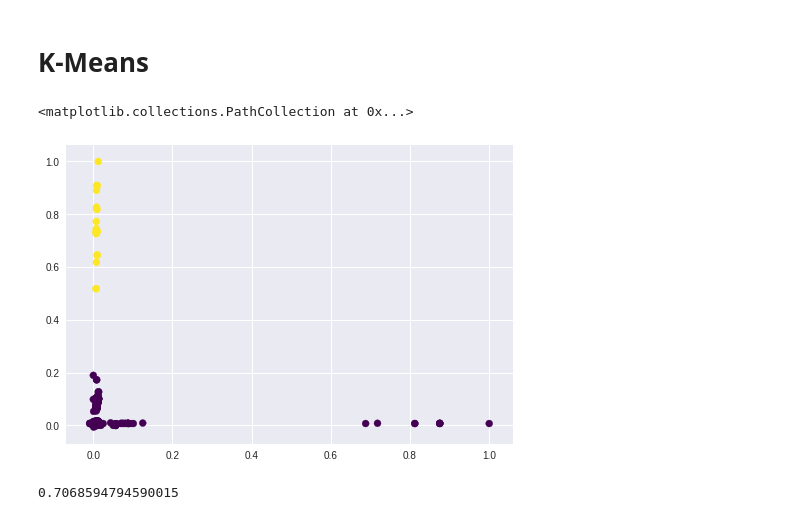
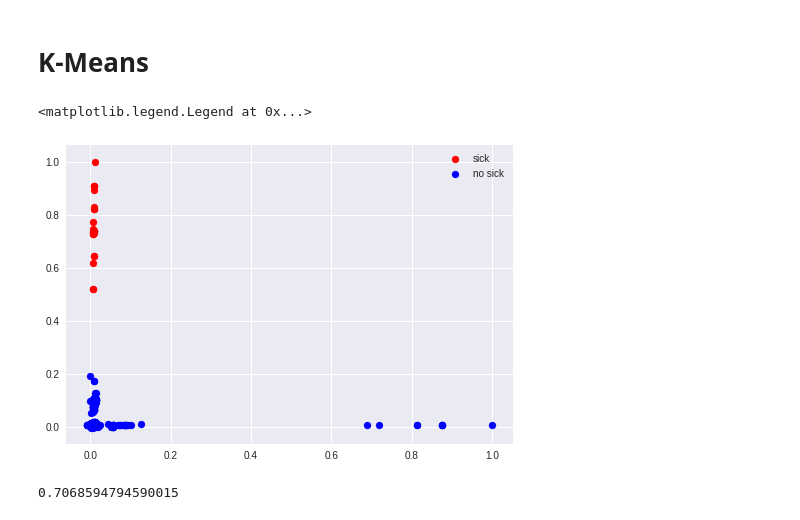
Before and after one commit to SilvaEmerson/clustering-algorithms, a Jupyter notebook: ClusteringComparative.ipynb, the cells around one changed output. Saved outputs shown, nothing was run; the diff lists cells and outputs as text; code cells hidden in the pictures.

```diff
--- a/ClusteringComparative.ipynb
+++ b/ClusteringComparative.ipynb
@@ -129,8 +134,13 @@ y_pred = kmeans.fit_predict(df[['ap_hi', 'ap_lo']])
-# %%
-plt.scatter(df['ap_hi'], df['ap_lo'], c=y_pred, cmap=plt.cm.viridis)
-# %% [output]
-<matplotlib.collections.PathCollection at 0x...>
-[figure, removed]
+# %%
+sick = df[df['y_pred'] == 1]
+no_sick = df[df['y_pred'] == 0]
+# %%
+plt.scatter(sick['ap_hi'], sick['ap_lo'], label='sick', c='r', cmap=plt.cm.viridis)
+plt.scatter(no_sick['ap_hi'], no_sick['ap_lo'], label='no sick', c='b', cmap=plt.cm.viridis)
+plt.legend()
+# %% [output]
+<matplotlib.legend.Legend at 0x...>
+[figure, added]
 # %%
 metrics.fowlkes_mallows_score(Y, y_pred)
 # %% [output]
```
Also changed, not shown: parts of 23 cells of this notebook.
